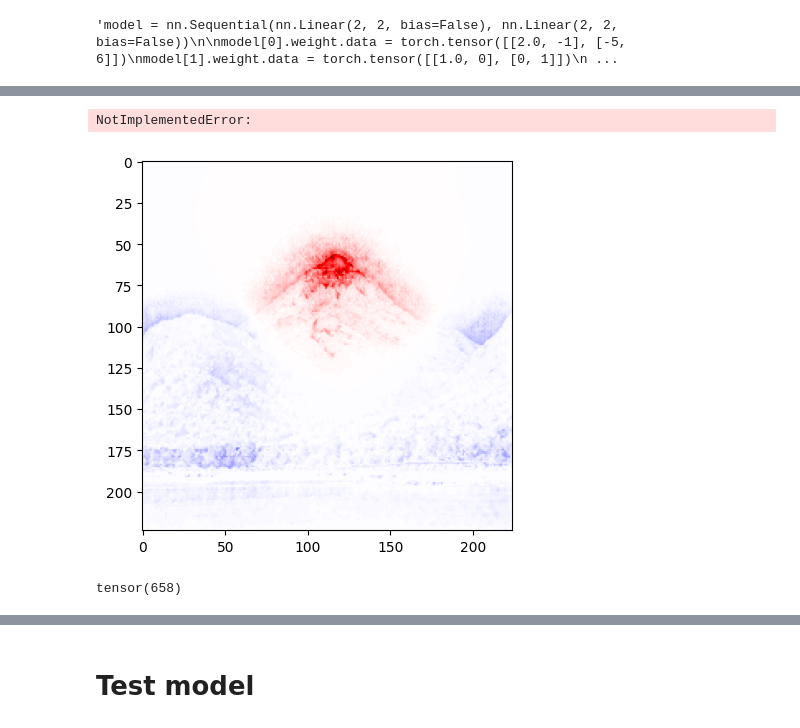
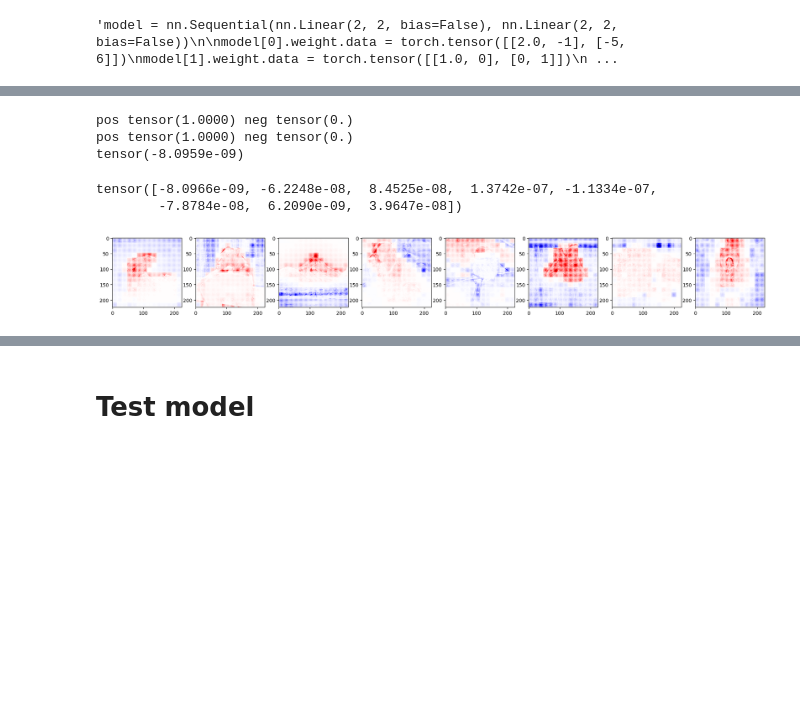
Before and after one commit to davor10105/relative-absolute-magnitude-propagation, a Jupyter notebook: RAMP_UPDATE.ipynb, the cells around one changed output, grey strips where cells are left out. Drawn from its saved outputs; the diff is of its cells as text; code cells hidden in the pictures; blank space fills up the shorter version.

```diff
--- a/RAMP_UPDATE.ipynb
+++ b/RAMP_UPDATE.ipynb
@@ -1,10 +1,16 @@
 # %%
 from datasets import load_dataset
 from torchvision.transforms import Compose, Normalize, ToTensor, Resize
-from timm.data.constants import IMAGENET_DEFAULT_MEAN, IMAGENET_DEFAULT_STD
+from timm.data.constants import (
+    IMAGENET_DEFAULT_MEAN,
+    IMAGENET_DEFAULT_STD,
+    IMAGENET_INCEPTION_MEAN,
+    IMAGENET_INCEPTION_STD,
+)
 from torch.utils.data import Dataset, DataLoader
 
 USE_IMAGENET_DATASET = True
+MODEL_TYPE = "VIT"
 
 
 class HFDataset(Dataset):
@@ -30,7 +36,10 @@ transforms_list = Compose(
     [
         Resize(size=(224, 224)),
         ToTensor(),
-        Normalize(mean=IMAGENET_DEFAULT_MEAN, std=IMAGENET_DEFAULT_STD),
+        Normalize(
+            mean=IMAGENET_DEFAULT_MEAN if MODEL_TYPE != "VIT" else IMAGENET_INCEPTION_MEAN,
+            std=IMAGENET_DEFAULT_STD if MODEL_TYPE != "VIT" else IMAGENET_INCEPTION_STD,
+        ),
     ]
 )
 
@@ -650,6 +721,9 @@ else:
     image = Image.open("dog_cat.jpg").convert("RGB")
     x = transforms_list(image)[None]
 
+
+x = x.to(device)
+
 x.requires_grad = True
 output = model(x)
 s_output = output.softmax(-1)
@@ -660,28 +734,44 @@ s_output = output.softmax(-1)
 output_relevance = torch.ones_like(output)
 positive_mask = F.one_hot(output.max(-1)[1], num_classes=output.shape[-1])
 
-positive_relevance = model.explain(output_relevance=(output_relevance * positive_mask).abs(), retain_graph=True)
-negative_relevance = model.explain(output_relevance=(output_relevance * (1 - positive_mask)).abs())
+positive_relevance = model.explain(
+    output_relevance=normalize_relevance(
+        (output_relevance * positive_mask).abs(), normalization_type=NormalizationType.SUM_TO_ONE
+    ),
+    retain_graph=True,
+)
+print("\n\n\n")
+negative_relevance = model.explain(
+    output_relevance=normalize_relevance(
+        (output_relevance * (1 - positive_mask)).abs(), normalization_type=NormalizationType.SUM_TO_ONE
+    )
+)
 
 relevance = positive_relevance - negative_relevance
 
+print_positive_negative(positive_relevance), print_positive_negative(negative_relevance)
 print(relevance[0].sum())
 # %% [output]
-NotImplementedError:
+pos tensor(1.0000) neg tensor(0.)
+pos tensor(1.0000) neg tensor(0.)
+tensor(-8.0959e-09)
 # %%
 import matplotlib.pyplot as plt
 %matplotlib inline
 from ramp_gae.utils import normalize_relevance, NormalizationType
 
-vis_example = 2
-plt.imshow(normalize_relevance(relevance.sum(1), normalization_type=NormalizationType.MAX_TO_ONE)[vis_example].detach().cpu(), vmin=-1, vmax=1, cmap="seismic")
+print(relevance.flatten(1).sum(-1))
+vis_example = 7
+
+normalized_relevance = normalize_relevance(relevance.sum(1), normalization_type=NormalizationType.MAX_TO_ONE).detach().cpu()
+fig, axs = plt.subplots(1, len(normalized_relevance), figsize=(len(normalized_relevance) * 3, 3))
+for i, nrelevance in enumerate(normalized_relevance):
+    axs[i].imshow(nrelevance, vmin=-1, vmax=1, cmap="seismic")
 plt.show()
 # %% [output]
+tensor([-8.0966e-09, -6.2248e-08,  8.4525e-08,  1.3742e-07, -1.1334e-07,
+        -7.8784e-08,  6.2090e-09,  3.9647e-08])
-[figure, old version]
+[figure, new version]
-# %%
-output[5].max(-1)[1]
-# %% [output]
-tensor(658)
 # %%
 dataset["train"].features["label"].int2str(output.max(-1)[1])
 # %% [output]
```
Also changed, not shown: parts of 7 cells of this notebook.
